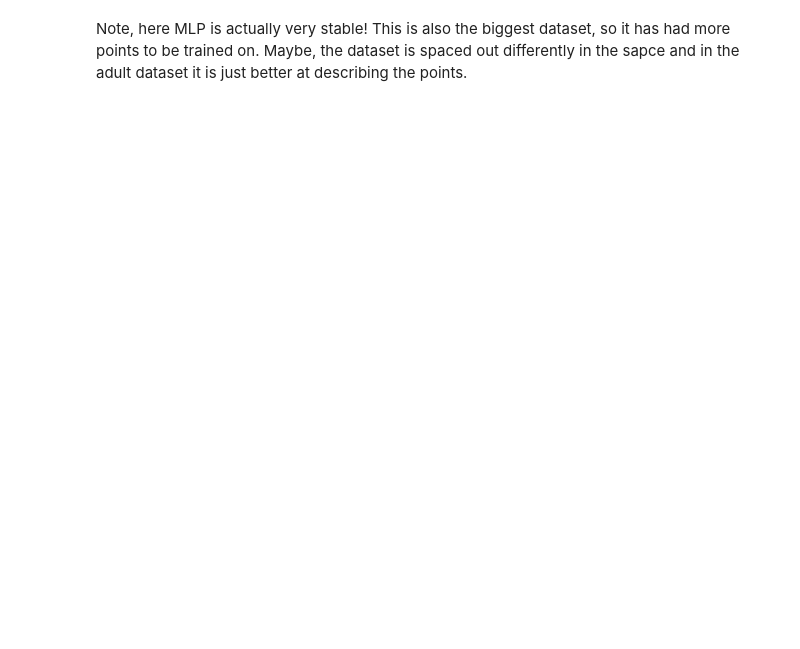
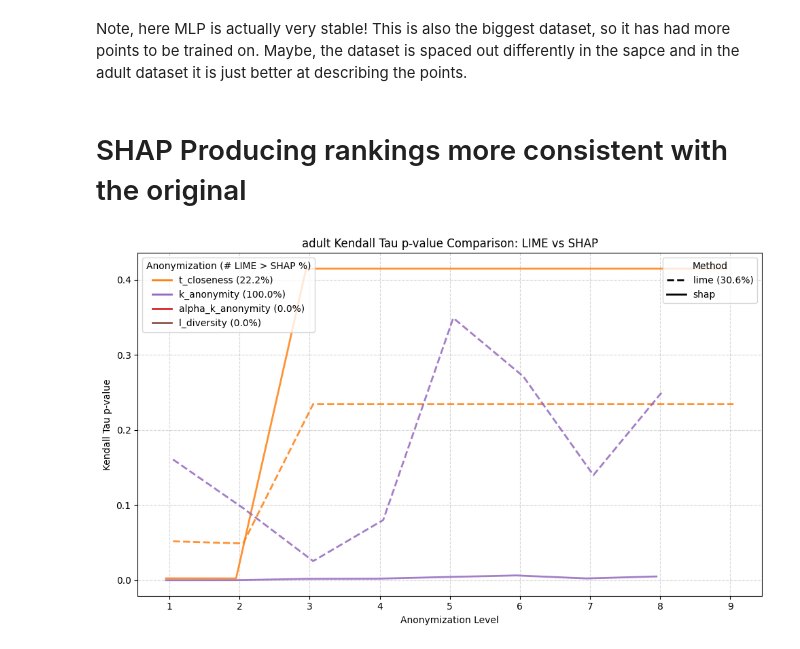
Before and after one commit to Zak9O/Masking-Effects-on-XAI-Techniques, a Jupyter notebook: notebooks/Comparison.ipynb, the cells around one changed output. Saved outputs shown, nothing was run; the diff lists cells and outputs as text; code cells hidden in the pictures; blank space fills up the shorter version.

```diff
--- a/notebooks/Comparison.ipynb
+++ b/notebooks/Comparison.ipynb
@@ -147,2 +147,10 @@ pl.plot_heatmap(classifiers=["MLP"], datasets=["adult", "adult_old"], methods=['
 # %% [markdown]
 Note, here MLP is actually very stable! This is also the biggest dataset, so it has had more points to be trained on. Maybe, the dataset is spaced out differently in the sapce and in the adult dataset it is just better at describing the points.
+# %% [markdown]
+# SHAP Producing rankings more consistent with the original
+# %%
+pl.plot_consistency(
+    "adult"
+)
+# %% [output]
+[figure, added]
```
Also changed, not shown: parts of 7 cells of this notebook.
